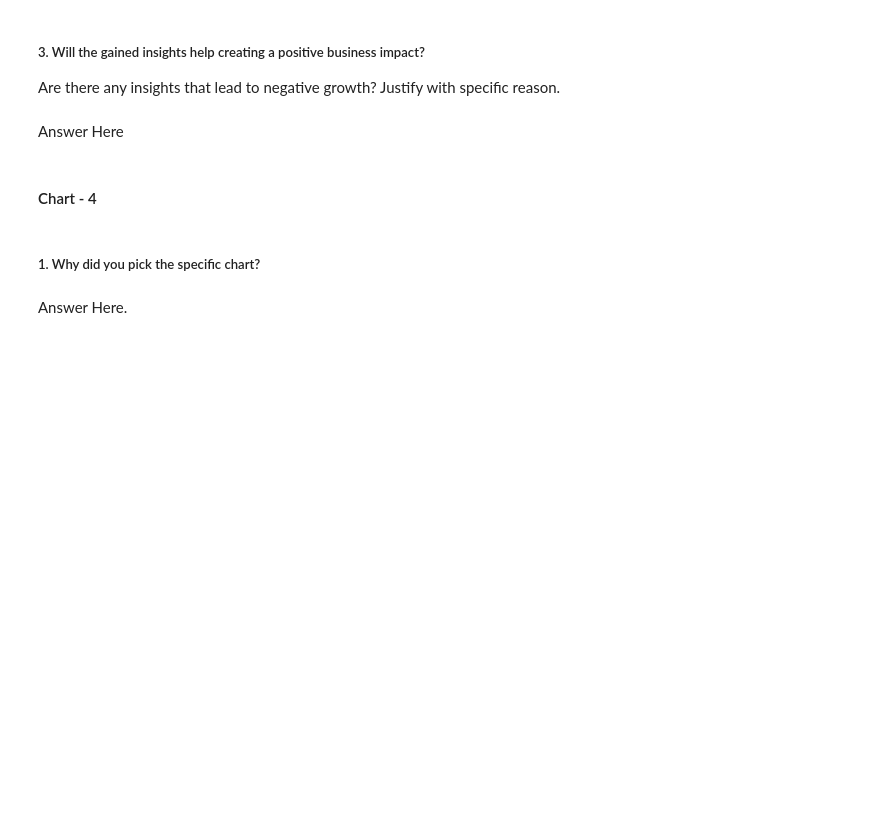
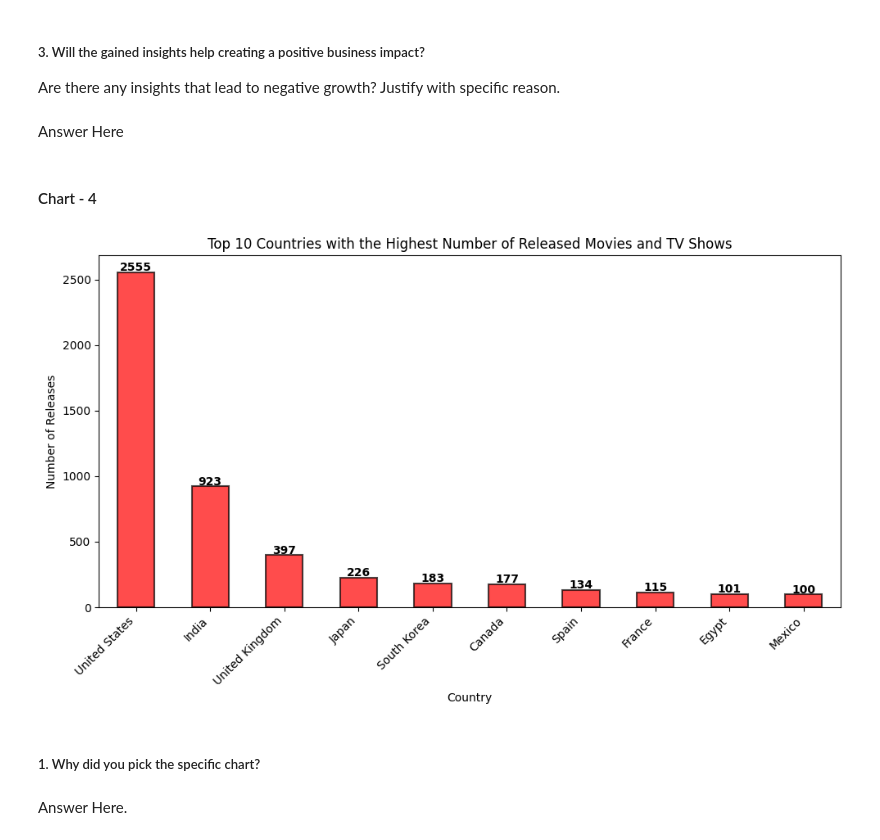
Before and after one commit to DeepanshuThakur06/Netflix_movies_and_TV-shows_clustering, a Jupyter notebook: Netflix_Movies_and_TV_Shows_Clustering.ipynb, the cells around one changed output. Cells and saved outputs as stored; diff of their text form; code cells hidden in the pictures; blank space fills up the shorter version.

```diff
--- a/Netflix_Movies_and_TV_Shows_Clustering.ipynb
+++ b/Netflix_Movies_and_TV_Shows_Clustering.ipynb
@@ -256,3 +264,8 @@ top10_producer_country = df.country.value_counts().sort_values(ascending=False).
+# %%
+## Top 10 countries with the highest number of released movies and TV shows (chart-4)
+country_counts = df.groupby('country').size().sort_values(ascending=False)
+# Get the top 10 countries
+top_10_countries = country_counts.head(10)
 # %% [markdown]
 ### What all manipulations have you done and insights you found?
 # %% [markdown]
@@ -317,3 +374,20 @@ Answer Here
+# %%
+# Plot the results
+plt.figure(figsize=(10, 6))
+top_10_countries.plot(kind='bar', color='red', alpha=0.7, edgecolor='black', linewidth=1.5)
+
+# Add shadow-like effect
+for i, v in enumerate(top_10_countries):
+    plt.text(i, v - 10, str(v), ha='center', va='bottom', color='black', fontweight='bold')
+
+plt.title('Top 10 Countries with the Highest Number of Released Movies and TV Shows')
+plt.xlabel('Country')
+plt.ylabel('Number of Releases')
+plt.xticks(rotation=45, ha='right')
+plt.tight_layout()
+plt.show()
+# %% [output]
+[figure, added]
 # %% [markdown]
 ##### 1. Why did you pick the specific chart?
 # %% [markdown]
```
Also changed, not shown: parts of 12 cells of this notebook.
